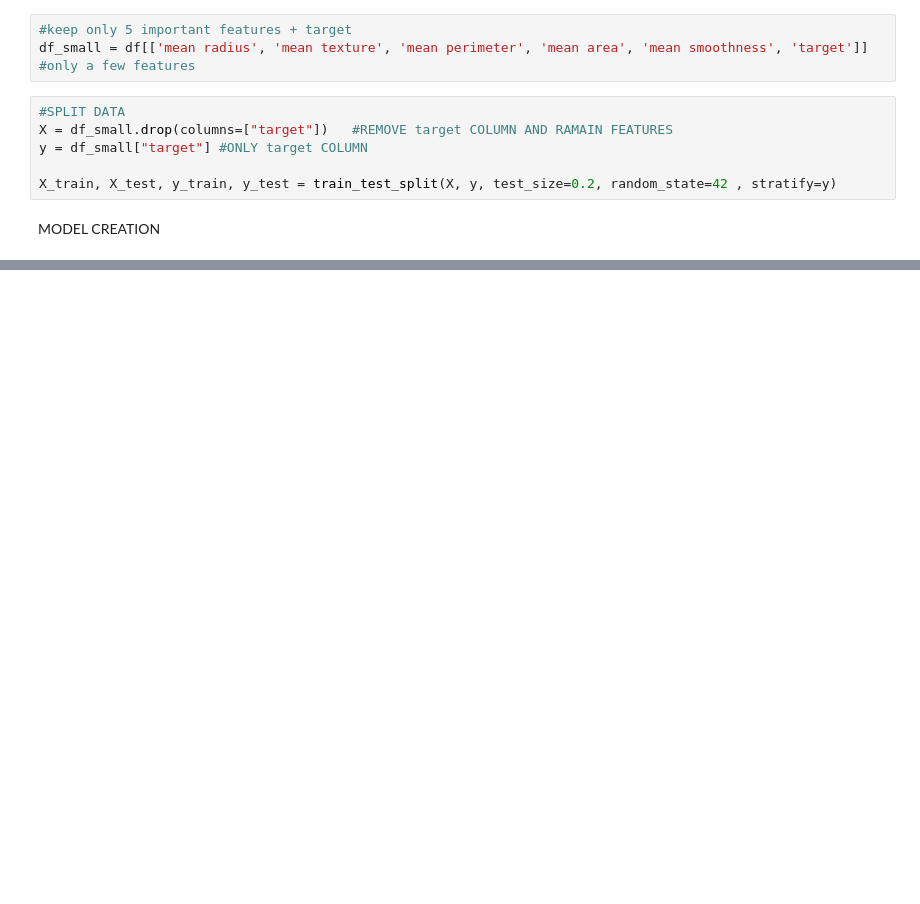
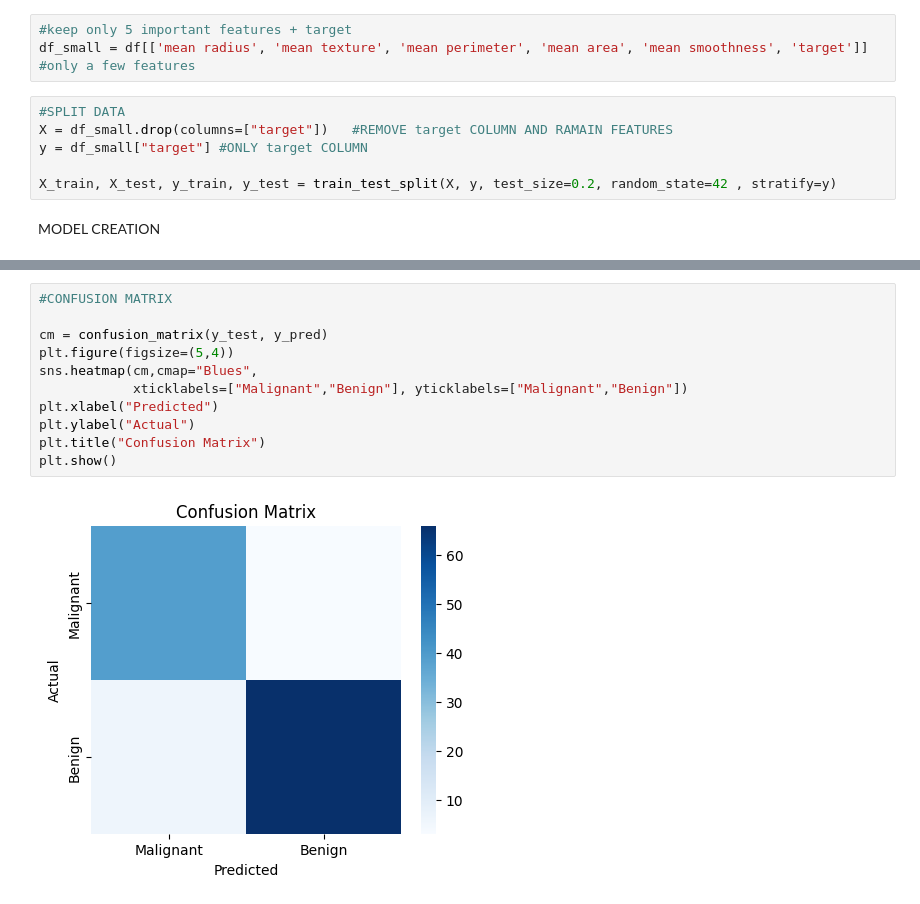
Before and after one commit to amayamohan/Data-science, a Jupyter notebook: cancer_prediction.ipynb, the cells around one changed output, grey strips where cells are left out. Cells and saved outputs as stored; diff of their text form; blank space fills up the shorter version.

```diff
--- a/cancer_prediction.ipynb
+++ b/cancer_prediction.ipynb
@@ -45,0 +61,13 @@ y_prob = model.predict_proba(X_test)[:,1] #probability of being 1
+# %%
+#CONFUSION MATRIX
+
+cm = confusion_matrix(y_test, y_pred)
+plt.figure(figsize=(5,4))
+sns.heatmap(cm,cmap="Blues",
+            xticklabels=["Malignant","Benign"], yticklabels=["Malignant","Benign"])
+plt.xlabel("Predicted")
+plt.ylabel("Actual")
+plt.title("Confusion Matrix")
+plt.show()
+# %% [output]
+[figure, added]
```
Also changed, not shown: parts of 4 cells of this notebook.
